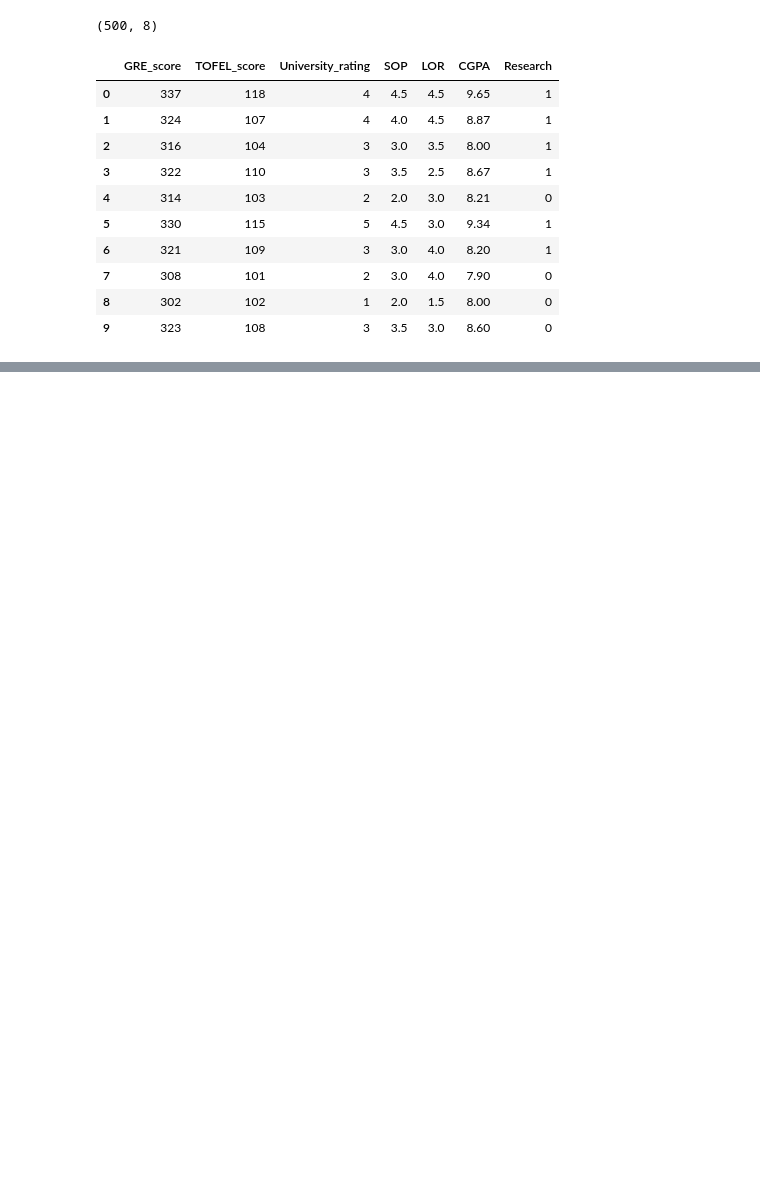
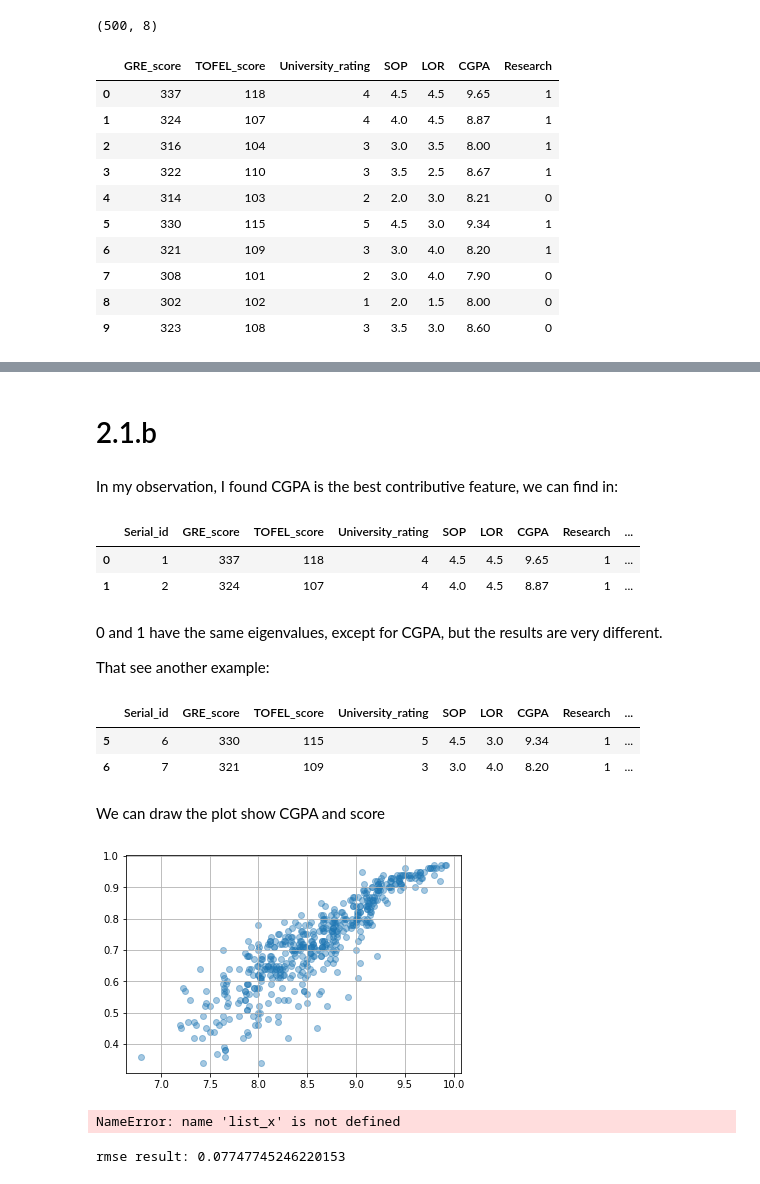
Before and after one commit to RozenAstrayChen/ML_Course, a Jupyter notebook: H1/hw1-2.ipynb, the cells around one changed output, grey strips where cells are left out. Drawn from its saved outputs; the diff is of its cells as text; code cells hidden in the pictures; blank space fills up the shorter version.

```diff
--- a/H1/hw1-2.ipynb
+++ b/H1/hw1-2.ipynb
@@ -10,6 +8,6 @@ from sklearn import preprocessing
 %matplotlib inline
 # %%
-X= pd.read_csv('/home/neaf/code/ML_course/H1/dataset/data_X.csv')
+df_X= pd.read_csv('dataset/data_X.csv')
 # %%
 # GRE score, TOFEL score, University rating, SOP, LOR, CGPA, Research as the input
 input = ['GRE_score', 'TOFEL_score', 'University_rating', 'SOP', 'LOR ', 'CGPA', 'Research']
@@ -32,0 +29,6 @@ for
+# %%
+df_Y= pd.read_csv('dataset/data_T.csv')
+
+ans = ['Chance_of_Admit ']
+print(df_Y.shape)
+df_Y[ans][0:10]
@@ -32,0 +48,5 @@ for
+# %%
+df_X['Chance_of_Admit '] = df_Y[ans]
+msk = np.random.rand(len(df_X)) < 0.8
+train = df_X[msk]
+test = df_X[~msk]
@@ -32,0 +118,28 @@ for
+# %% [markdown]
+# 2.1.b
+# %% [markdown]
+In my observation, I found CGPA is the best contributive feature, we can find in:
+# %%
+df_X[0:2]
+# %% [output]
+|  | Serial_id | GRE_score | TOFEL_score | University_rating | SOP | LOR | CGPA | Research | ... |
+| 0 | 1 | 337 | 118 | 4 | 4.5 | 4.5 | 9.65 | 1 | ... |
+| 1 | 2 | 324 | 107 | 4 | 4.0 | 4.5 | 8.87 | 1 | ... |
+# %% [markdown]
+0 and 1 have the same eigenvalues, except for CGPA, but the results are very different.
+
+That see another example:
+# %%
+df_X[5:7]
+# %% [output]
+|  | Serial_id | GRE_score | TOFEL_score | University_rating | SOP | LOR | CGPA | Research | ... |
+| 5 | 6 | 330 | 115 | 5 | 4.5 | 3.0 | 9.34 | 1 | ... |
+| 6 | 7 | 321 | 109 | 3 | 3.0 | 4.0 | 8.20 | 1 | ... |
+# %% [markdown]
+We can draw the plot show CGPA and score
+# %%
+plt.scatter(df_X['CGPA'],df_X['Chance_of_Admit '],
+            alpha = 0.4, cmap = 'Reds')
+plt.grid()
+# %% [output]
+[figure, added]
@@ -32,0 +161,9 @@ for
+# %%
+plt.scatter(list_x, y_test, facecolor="none", edgecolor="b", s=50, label="training data")
+plt.plot(list_x, y_pred)
+# %% [output]
+NameError: name 'list_x' is not defined
+# %%
+print('rmse result:', rmse(y_test, y_pred))
+# %% [output]
+rmse result: 0.07747745246220153
```
Also changed, not shown: parts of 35 cells of this notebook, 7 other files.
